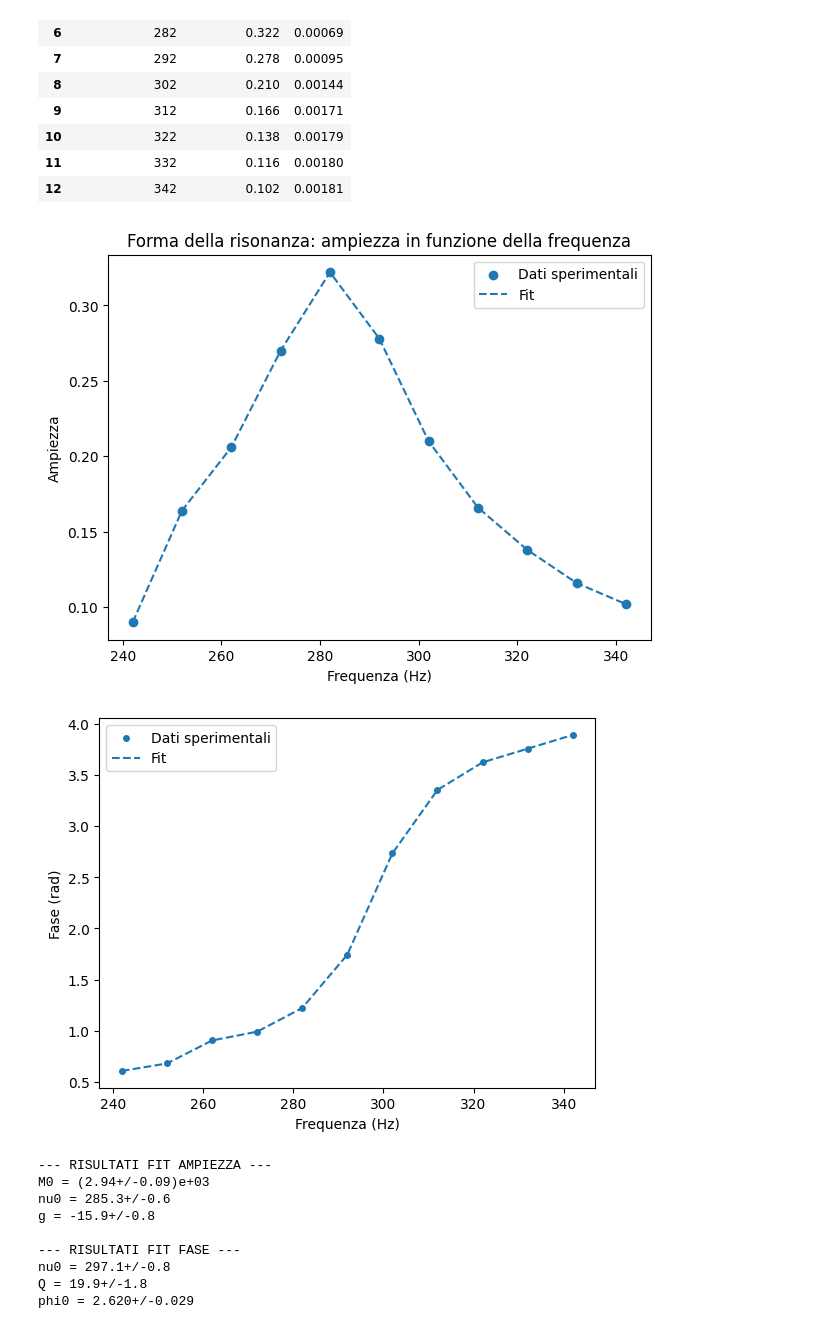
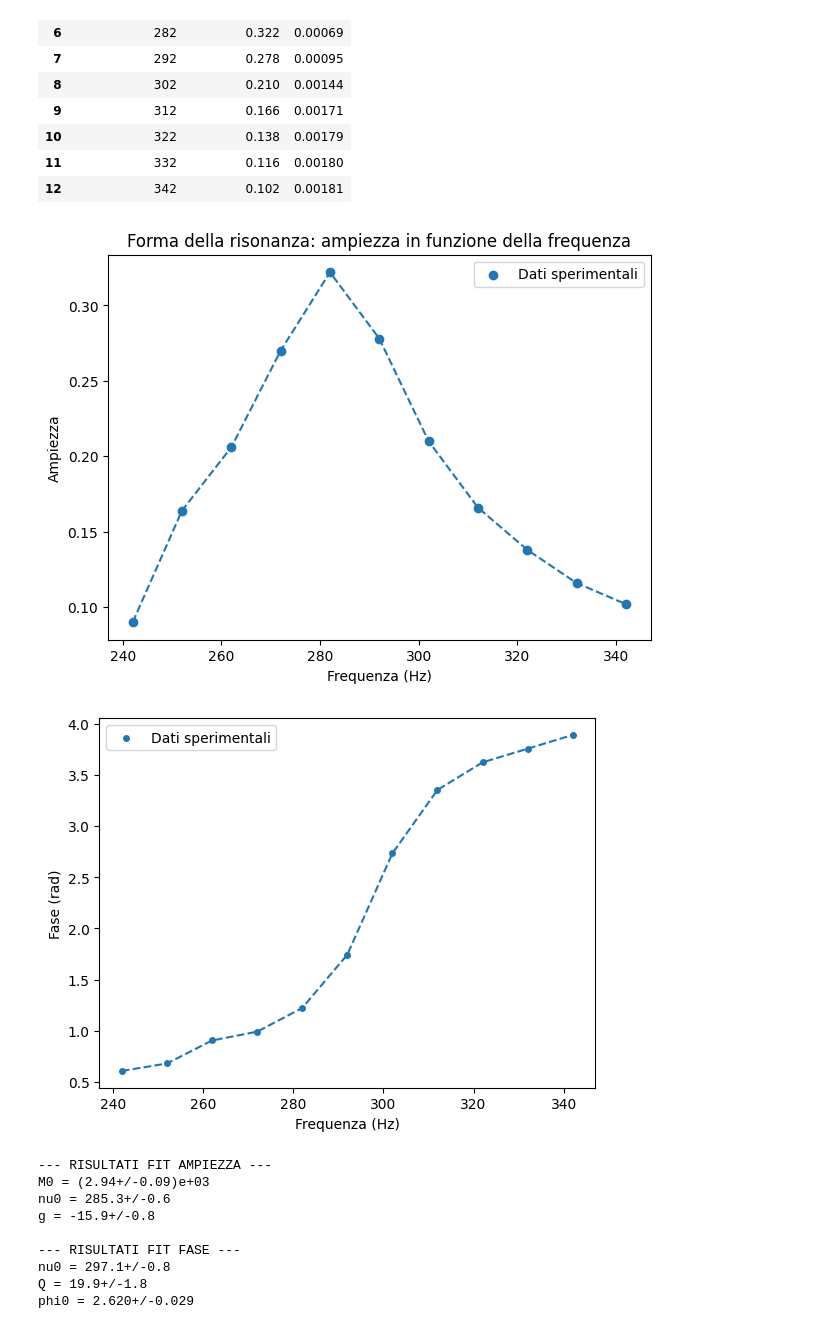
Before and after one commit to matteodeclich/Esperienze-in-laboratorio, a Jupyter notebook: Tubo risonanza/Tubo_di_risonanza.ipynb, the cells around one changed output. Saved outputs shown, nothing was run; the diff lists cells and outputs as text; code cells hidden in the pictures.

```diff
--- a/Tubo risonanza/Tubo_di_risonanza.ipynb
+++ b/Tubo risonanza/Tubo_di_risonanza.ipynb
@@ -478,30 +477,30 @@ df8.fillna('')
 # %%
 # Dati
 f = pd.to_numeric(df8.iloc[2:13, 0], errors='coerce').dropna().values
 A = pd.to_numeric(df8.iloc[2:13, 1], errors='coerce').dropna().values
 t=pd.to_numeric(df8.iloc[2:13, 2], errors='coerce').dropna().values
 plt.figure(figsize=(7,5))
 plt.scatter(f, A, label="Dati sperimentali")
-plt.plot(f, A, label="Fit", linestyle='dashed')
+plt.plot(f, A, linestyle='dashed')
 
 
 plt.xlabel("Frequenza (Hz)")
 plt.ylabel("Ampiezza")
 plt.title("Forma della risonanza: ampiezza in funzione della frequenza")
 plt.legend()
 plt.show()
 # %% [output]
-[figure, old version]
+[figure, new version]
 # %%
 φ=2*np.pi*t*f
 plt.scatter(f, φ, label="Dati sperimentali", s=16)
-plt.plot(f, φ, label="Fit", linestyle='dashed')
+plt.plot(f, φ, linestyle='dashed')
 plt.xlabel("Frequenza (Hz)")
 plt.ylabel("Fase (rad)")
 plt.legend()
 plt.show()
 # %% [output]
-[figure, old version]
+[figure, new version]
 # %%
 import numpy as np
 import pandas as pd
```
Also changed, not shown: parts of 3 cells of this notebook.
